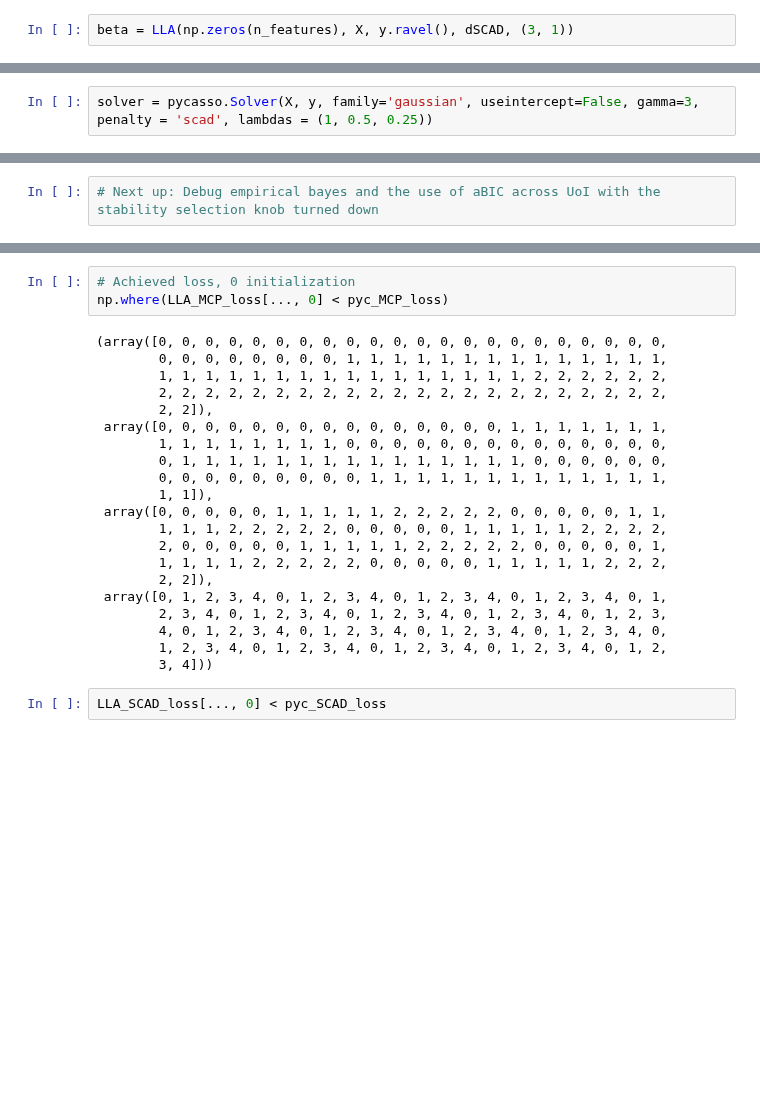
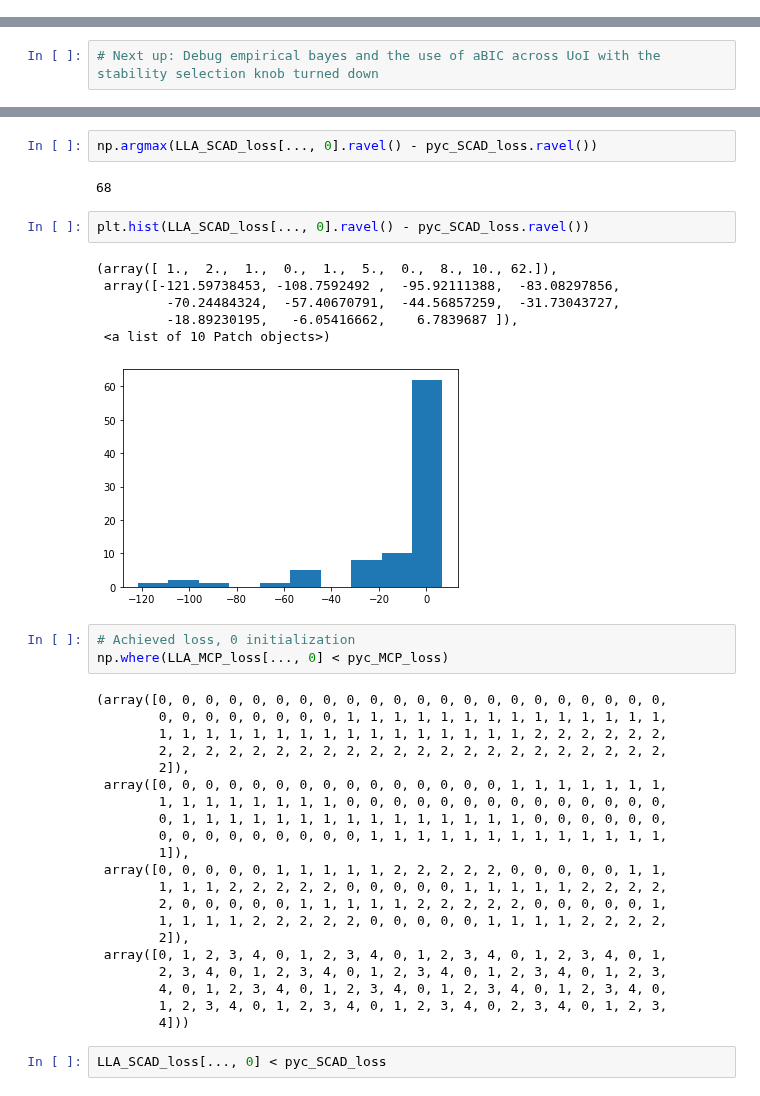
Before and after one commit to akumar01/uoicorr_analysis, a Jupyter notebook: Jupyter Notebooks/fronteirs/Test_LLA.ipynb, the cells around one changed output, grey strips where cells are left out. Drawn from its saved outputs; the diff is of its cells as text; blank space fills up the shorter version.

```diff
--- a/Jupyter Notebooks/fronteirs/Test_LLA.ipynb
+++ b/Jupyter Notebooks/fronteirs/Test_LLA.ipynb
@@ -83,2 +41,0 @@ coefs
-# %%
-beta = LLA(np.zeros(n_features), X, y.ravel(), dSCAD, (3, 1))
@@ -93,2 +41,0 @@ import pycasso
-# %%
-solver = pycasso.Solver(X, y, family='gaussian', useintercept=False, gamma=3, penalty = 'scad', lambdas = (1, 0.5, 0.25))
@@ -248,6 +142,19 @@ for i1, cov_param in enumerate(cov_params):
                 lla_coefs = LLA(pyc_coefs.ravel(), X, y.ravel(), dMCP, (3, 1))[0]
                 LLA_MCP_loss[i1, i2, i3, rep, 1] = MCP_loss(X, y.ravel(), lla_coefs.ravel(), 1, 3)
                 LLA_MCP_sa[i1, i2, i3, rep, 1] = selection_accuracy(beta.ravel(), lla_coefs.ravel())
+# %%
+np.argmax(LLA_SCAD_loss[..., 0].ravel() - pyc_SCAD_loss.ravel())
+# %% [output]
+68
+# %%
+plt.hist(LLA_SCAD_loss[..., 0].ravel() - pyc_SCAD_loss.ravel())
+# %% [output]
+(array([ 1.,  2.,  1.,  0.,  1.,  5.,  0.,  8., 10., 62.]),
+ array([-121.59738453, -108.7592492 ,  -95.92111388,  -83.08297856,
+         -70.24484324,  -57.40670791,  -44.56857259,  -31.73043727,
+         -18.89230195,   -6.05416662,    6.7839687 ]),
+ <a list of 10 Patch objects>)
+[figure, added]
 # %%
 # Achieved loss, 0 initialization
 np.where(LLA_MCP_loss[..., 0] < pyc_MCP_loss)
@@ -256,22 +163,22 @@ np.where(LLA_MCP_loss[..., 0] < pyc_MCP_loss)
         0, 0, 0, 0, 0, 0, 0, 0, 1, 1, 1, 1, 1, 1, 1, 1, 1, 1, 1, 1, 1, 1,
         1, 1, 1, 1, 1, 1, 1, 1, 1, 1, 1, 1, 1, 1, 1, 1, 2, 2, 2, 2, 2, 2,
         2, 2, 2, 2, 2, 2, 2, 2, 2, 2, 2, 2, 2, 2, 2, 2, 2, 2, 2, 2, 2, 2,
-        2, 2]),
+        2]),
  array([0, 0, 0, 0, 0, 0, 0, 0, 0, 0, 0, 0, 0, 0, 0, 1, 1, 1, 1, 1, 1, 1,
         1, 1, 1, 1, 1, 1, 1, 1, 0, 0, 0, 0, 0, 0, 0, 0, 0, 0, 0, 0, 0, 0,
         0, 1, 1, 1, 1, 1, 1, 1, 1, 1, 1, 1, 1, 1, 1, 1, 0, 0, 0, 0, 0, 0,
         0, 0, 0, 0, 0, 0, 0, 0, 0, 1, 1, 1, 1, 1, 1, 1, 1, 1, 1, 1, 1, 1,
-        1, 1]),
+        1]),
  array([0, 0, 0, 0, 0, 1, 1, 1, 1, 1, 2, 2, 2, 2, 2, 0, 0, 0, 0, 0, 1, 1,
         1, 1, 1, 2, 2, 2, 2, 2, 0, 0, 0, 0, 0, 1, 1, 1, 1, 1, 2, 2, 2, 2,
         2, 0, 0, 0, 0, 0, 1, 1, 1, 1, 1, 2, 2, 2, 2, 2, 0, 0, 0, 0, 0, 1,
-        1, 1, 1, 1, 2, 2, 2, 2, 2, 0, 0, 0, 0, 0, 1, 1, 1, 1, 1, 2, 2, 2,
-        2, 2]),
+        1, 1, 1, 1, 2, 2, 2, 2, 2, 0, 0, 0, 0, 0, 1, 1, 1, 1, 2, 2, 2, 2,
+        2]),
  array([0, 1, 2, 3, 4, 0, 1, 2, 3, 4, 0, 1, 2, 3, 4, 0, 1, 2, 3, 4, 0, 1,
         2, 3, 4, 0, 1, 2, 3, 4, 0, 1, 2, 3, 4, 0, 1, 2, 3, 4, 0, 1, 2, 3,
         4, 0, 1, 2, 3, 4, 0, 1, 2, 3, 4, 0, 1, 2, 3, 4, 0, 1, 2, 3, 4, 0,
-        1, 2, 3, 4, 0, 1, 2, 3, 4, 0, 1, 2, 3, 4, 0, 1, 2, 3, 4, 0, 1, 2,
-        3, 4]))
+        1, 2, 3, 4, 0, 1, 2, 3, 4, 0, 1, 2, 3, 4, 0, 2, 3, 4, 0, 1, 2, 3,
+        4]))
 # %%
 LLA_SCAD_loss[..., 0] < pyc_SCAD_loss
 # %% [output]
```
Also changed, not shown: parts of 29 cells of this notebook, 2 other files.
